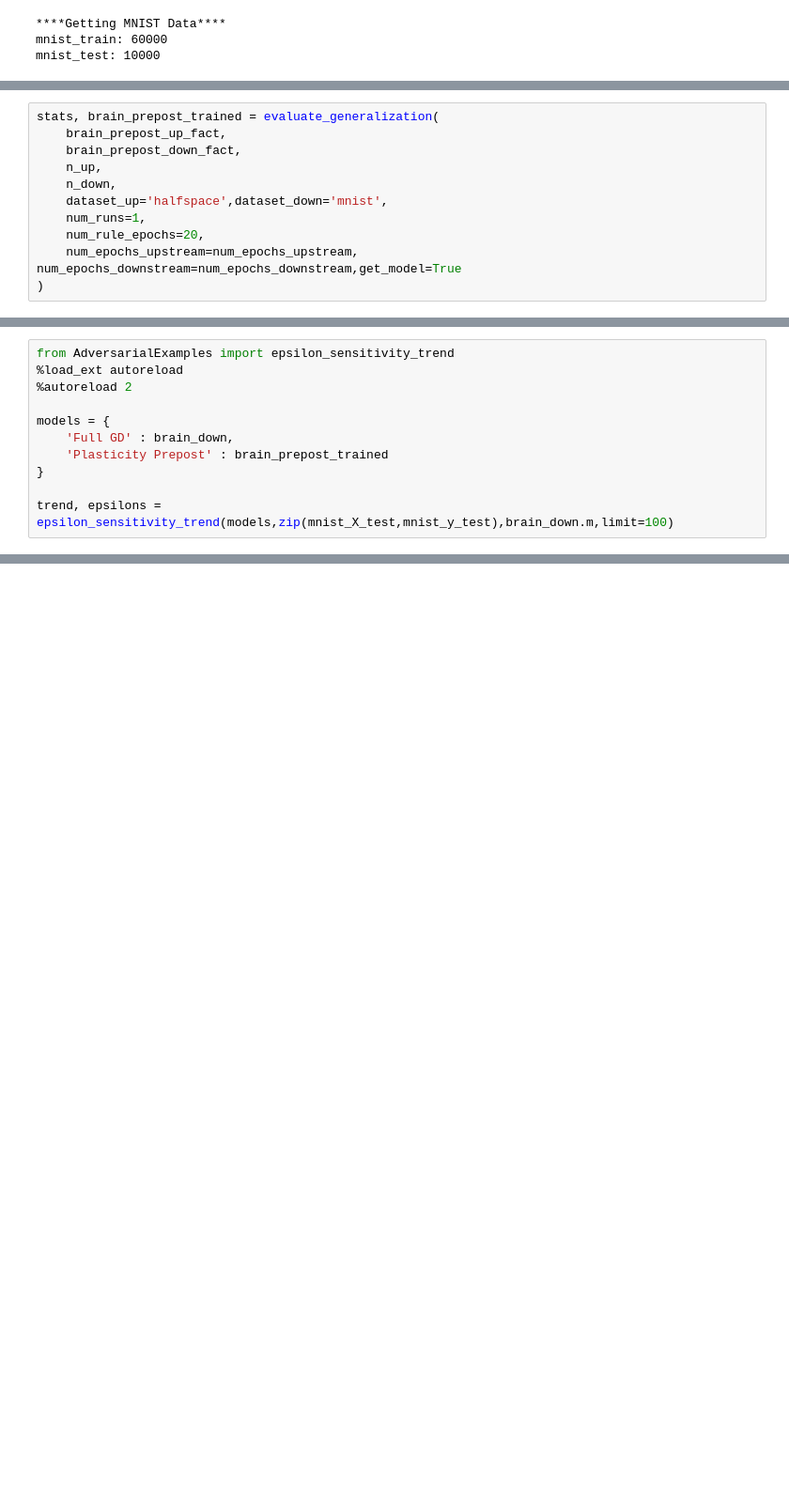
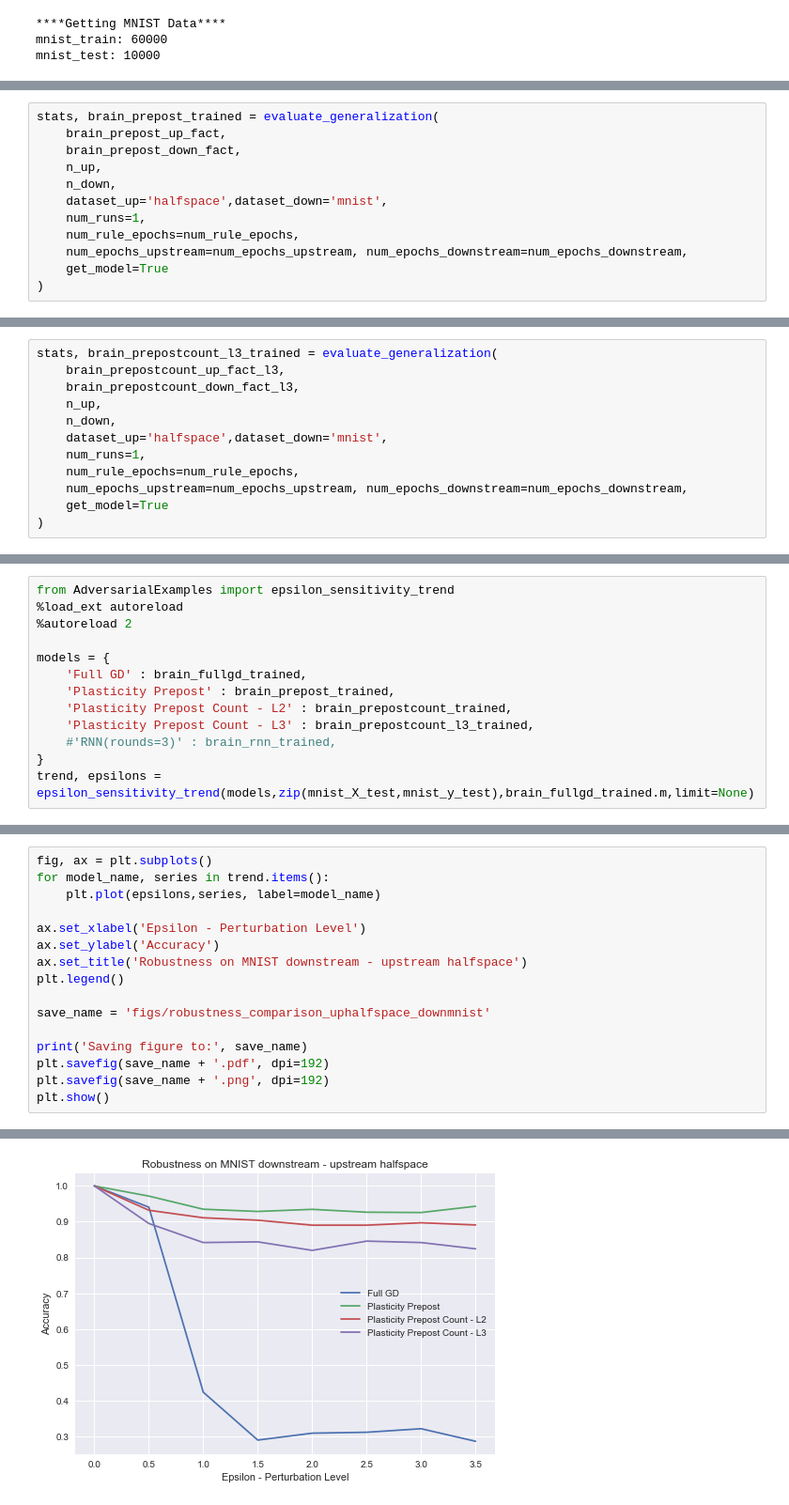
Before and after one commit to saykartik/assemblies, a Jupyter notebook: BrainNet/notebooks/FF_experiments_adversarial.ipynb, the cells around one changed output, grey strips where cells are left out. Shown at 94% size. Drawn from its saved outputs; the diff is of its cells as text; blank space fills up the shorter version.

Commit message:
Update adversarial comparisons and saved images.

```diff
--- a/BrainNet/notebooks/FF_experiments_adversarial.ipynb
+++ b/BrainNet/notebooks/FF_experiments_adversarial.ipynb
@@ -114,7 +139,8 @@ stats, brain_prepost_trained = evaluate_generalization(
     n_down,
     dataset_up='halfspace',dataset_down='mnist',
     num_runs=1,
-    num_rule_epochs=20,
-    num_epochs_upstream=num_epochs_upstream, num_epochs_downstream=num_epochs_downstream,get_model=True
+    num_rule_epochs=num_rule_epochs,
+    num_epochs_upstream=num_epochs_upstream, num_epochs_downstream=num_epochs_downstream,
+    get_model=True
 )
 # %% [output]
@@ -134,0 +202,12 @@ Last test accuracy: 0.3269
+# %%
+stats, brain_prepostcount_l3_trained = evaluate_generalization(
+    brain_prepostcount_up_fact_l3,
+    brain_prepostcount_down_fact_l3,
+    n_up,
+    n_down,
+    dataset_up='halfspace',dataset_down='mnist',
+    num_runs=1,
+    num_rule_epochs=num_rule_epochs,
+    num_epochs_upstream=num_epochs_upstream, num_epochs_downstream=num_epochs_downstream,
+    get_model=True
+)
@@ -214,11 +320,13 @@ from AdversarialExamples import epsilon_sensitivity_trend
 %autoreload 2
 
 models = {
-    'Full GD' : brain_down,
-    'Plasticity Prepost' : brain_prepost_trained
+    'Full GD' : brain_fullgd_trained,
+    'Plasticity Prepost' : brain_prepost_trained,
+    'Plasticity Prepost Count - L2' : brain_prepostcount_trained,
+    'Plasticity Prepost Count - L3' : brain_prepostcount_l3_trained,
+    #'RNN(rounds=3)' : brain_rnn_trained,
 }
-
-trend, epsilons = epsilon_sensitivity_trend(models,zip(mnist_X_test,mnist_y_test),brain_down.m,limit=100)
+trend, epsilons = epsilon_sensitivity_trend(models,zip(mnist_X_test,mnist_y_test),brain_fullgd_trained.m,limit=None)
 # %% [output]
 The autoreload extension is already loaded. To reload it, use:
   %reload_ext autoreload
@@ -259,0 +348,17 @@ output_bias
+# %%
+fig, ax = plt.subplots()
+for model_name, series in trend.items():
+    plt.plot(epsilons,series, label=model_name)
+
+ax.set_xlabel('Epsilon - Perturbation Level')
+ax.set_ylabel('Accuracy')
+ax.set_title('Robustness on MNIST downstream - upstream halfspace')
+plt.legend()
+
+save_name = 'figs/robustness_comparison_uphalfspace_downmnist'
+
+print('Saving figure to:', save_name)
+plt.savefig(save_name + '.pdf', dpi=192)
+plt.savefig(save_name + '.png', dpi=192)
+plt.show()
+# %% [output]
@@ -259,0 +366 @@ output_bias
+[figure, added]
```
Also changed, not shown: parts of 30 cells of this notebook, 5 other files.
